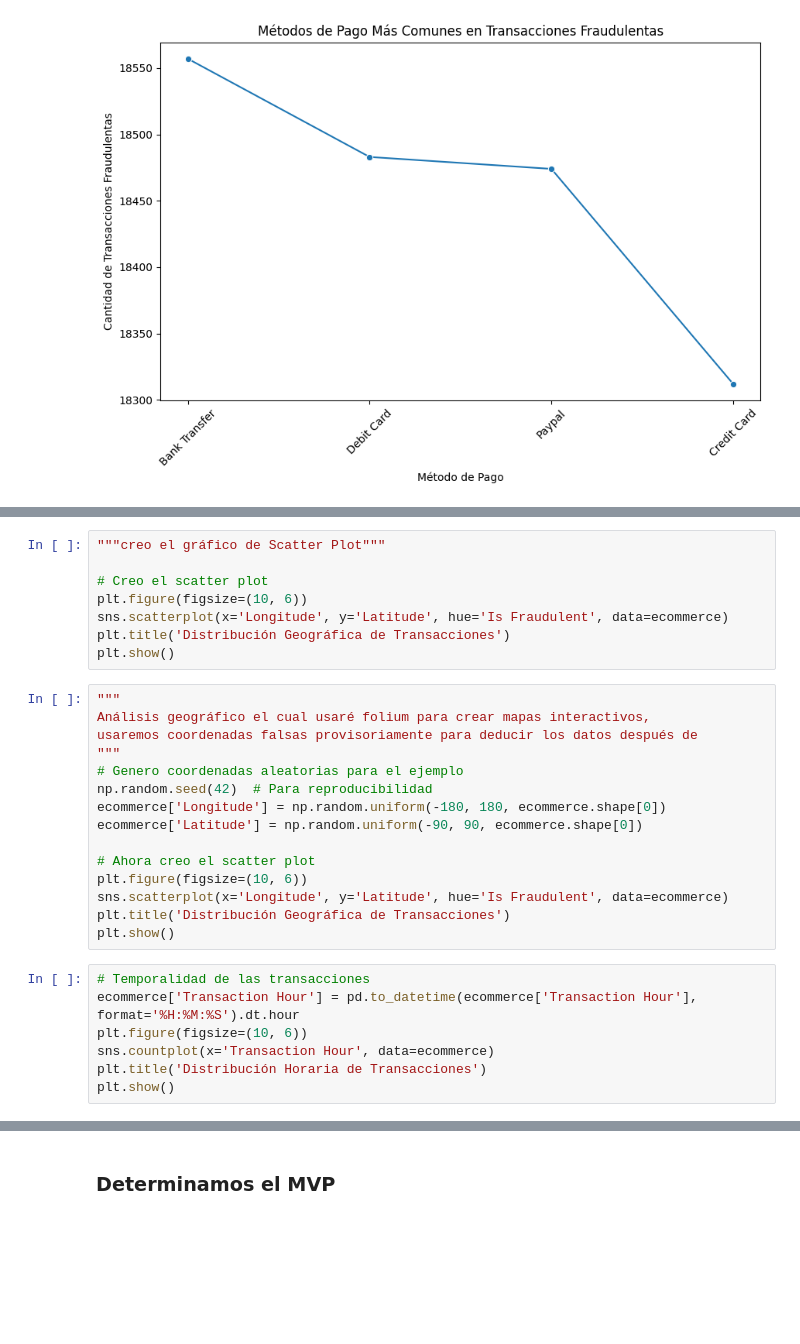
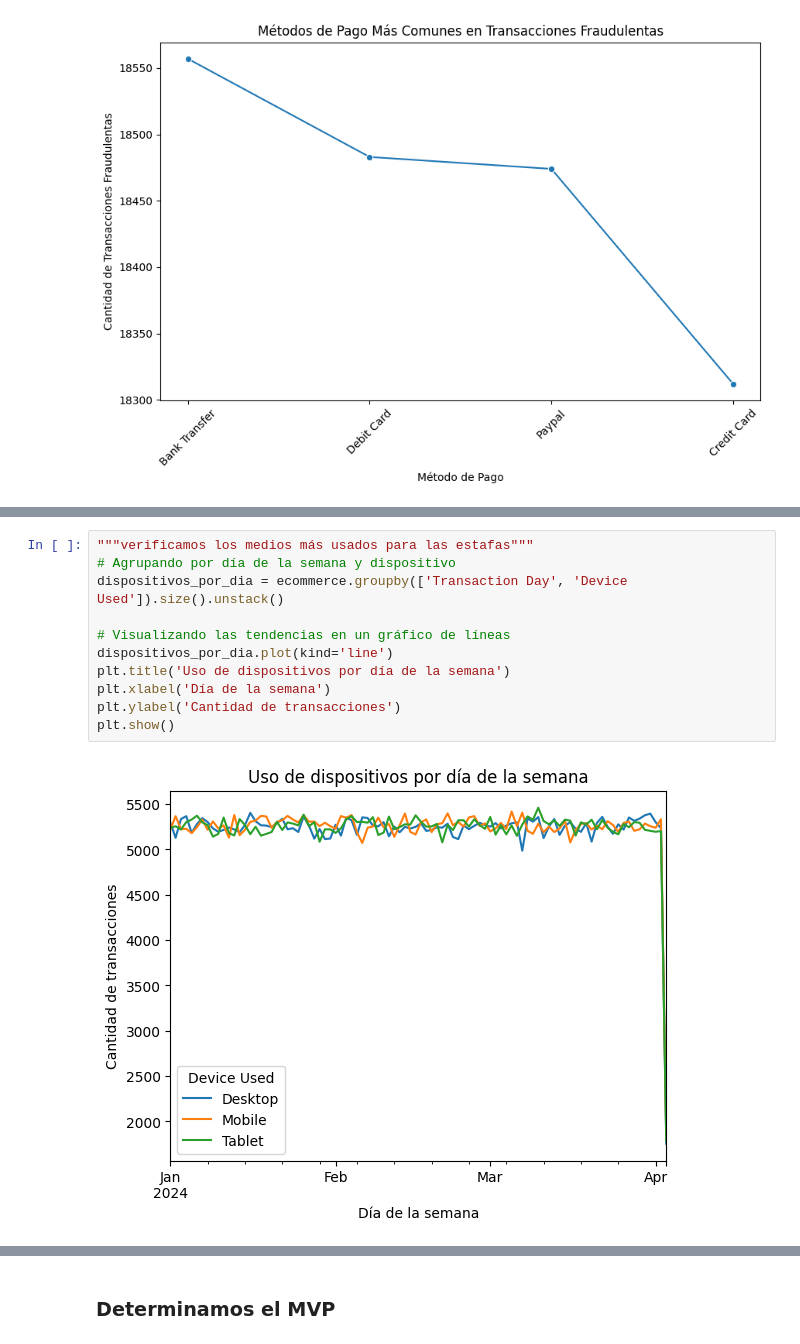
Before and after one commit to No-Country-simulation/c19-107-ft-data-bi-Fraude-en-Transacciones-Financieras, a Jupyter notebook: Notebook ETL & EDA/EDA.ipynb, the cells around one changed output, grey strips where cells are left out. Saved outputs shown, nothing was run; the diff lists cells and outputs as text; blank space fills up the shorter version.

```diff
--- a/Notebook ETL & EDA/EDA.ipynb
+++ b/Notebook ETL & EDA/EDA.ipynb
@@ -318,30 +327,13 @@ plt.show()
-# %%
-"""creo el gráfico de Scatter Plot"""
-
-# Creo el scatter plot
-plt.figure(figsize=(10, 6))
-sns.scatterplot(x='Longitude', y='Latitude', hue='Is Fraudulent', data=ecommerce)
-plt.title('Distribución Geográfica de Transacciones')
-plt.show()
-# %%
-"""
-Análisis geográfico el cual usaré folium para crear mapas interactivos,
-usaremos coordenadas falsas provisoriamente para deducir los datos después de
-"""
-# Genero coordenadas aleatorias para el ejemplo
-np.random.seed(42)  # Para reproducibilidad
-ecommerce['Longitude'] = np.random.uniform(-180, 180, ecommerce.shape[0])
-ecommerce['Latitude'] = np.random.uniform(-90, 90, ecommerce.shape[0])
-
-# Ahora creo el scatter plot
-plt.figure(figsize=(10, 6))
-sns.scatterplot(x='Longitude', y='Latitude', hue='Is Fraudulent', data=ecommerce)
-plt.title('Distribución Geográfica de Transacciones')
-plt.show()
-# %%
-# Temporalidad de las transacciones
-ecommerce['Transaction Hour'] = pd.to_datetime(ecommerce['Transaction Hour'], format='%H:%M:%S').dt.hour
-plt.figure(figsize=(10, 6))
-sns.countplot(x='Transaction Hour', data=ecommerce)
-plt.title('Distribución Horaria de Transacciones')
-plt.show()
+# %%
+"""verificamos los medios más usados para las estafas"""
+# Agrupando por día de la semana y dispositivo
+dispositivos_por_dia = ecommerce.groupby(['Transaction Day', 'Device Used']).size().unstack()
+
+# Visualizando las tendencias en un gráfico de líneas
+dispositivos_por_dia.plot(kind='line')
+plt.title('Uso de dispositivos por día de la semana')
+plt.xlabel('Día de la semana')
+plt.ylabel('Cantidad de transacciones')
+plt.show()
+# %% [output]
+[figure, added]
```
Also changed, not shown: parts of 21 cells of this notebook.
